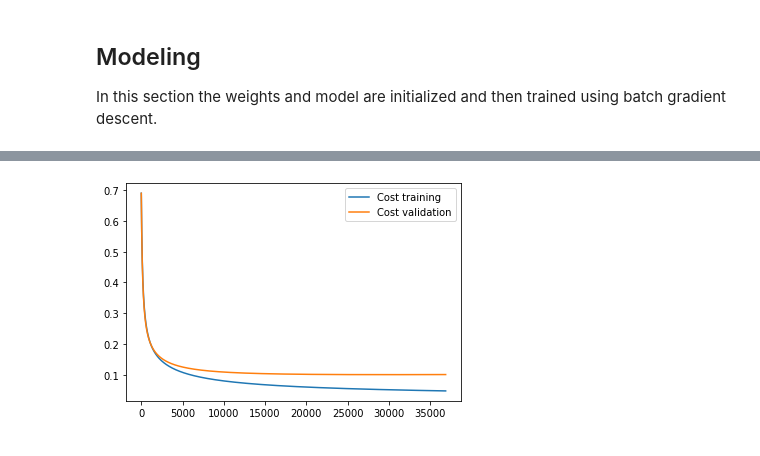
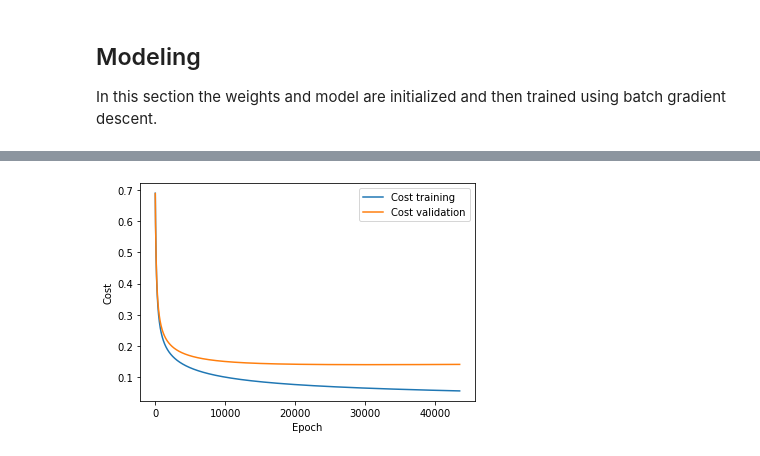
Before and after one commit to zarifatai/ml, a Jupyter notebook: logistic_regression_project.ipynb, the cells around one changed output, grey strips where cells are left out. Drawn from its saved outputs; the diff is of its cells as text; code cells hidden in the pictures.

```diff
--- a/logistic_regression_project.ipynb
+++ b/logistic_regression_project.ipynb
@@ -158,4 +158,12 @@ X_trainval = X_trainval[:, rem_features_idx]
 # %%
+X_trainval = X_y_trainval[:, :-1]
+y_trainval = X_y_trainval[:, -1]
+
+X_trainval /= np.max(X_trainval)
+X_trainval = X_trainval / (X_trainval.max(axis=0) + np.spacing(0))
+
+X_trainval = np.hstack((np.ones(X_trainval.shape[0]).reshape(-1, 1), X_trainval))
+
 X_val = X_trainval[:n_test]
 X_train = X_trainval[n_test:]
 y_val = y_trainval[:n_test]
@@ -173,6 +175 @@ X_trainval = np.hstack((np.ones(X_trainval.shape[0]).reshape(-1, 1), X_trainval)
-# %%
-X_val = X_trainval[:n_test]
-X_train = X_trainval[n_test:]
-y_val = y_trainval[:n_test]
-y_train = y_trainval[n_test:]
 # %%
@@ -193,26 +192,28 @@ alpha = 0.1
 epsilon = 1e-3
 history = []
 # %%
-iterations = 1
+epochs = 1
 while True:
     gradient = calc_gradient(w, X_train, y_train)
     new_w = w - alpha * gradient
 
     if np.sum(abs(new_w - w)) < epsilon:
-        print("Convergence reached")
+        print("Convergence reached!\n")
         break
 
     w = new_w
 
-    cost_training = cost_func(calc_y_estimate(X_train, w), y_train)
-    cost_val = cost_func(calc_y_estimate(X_val, w), y_val)
+    cost_train = calc_cost(sigmoid(X_train, w), y_train)
+    cost_val = calc_cost(sigmoid(X_val, w), y_val)
 
-    if iterations % 10000 == 0:
-        print(f"Cost training iteration #{iterations}: {cost_training}")
-        print(f"Cost validation iteration #{iterations}: {cost_val}")
-    iterations += 1
-    history.append((cost_training, cost_val, w))
+    if epochs % 10000 == 0:
+        print("Iteration:", epochs)
+        print("Cost training:", cost_train)
+        print("Cost validation:", cost_val, "\n")
+    epochs += 1
+    history.append((cost_train, cost_val, w))
 
-print("Final cost training:", cost_func(calc_y_estimate(X_train, w), y_train))
-print("Final cost validation:", cost_func(calc_y_estimate(X_val, w), y_val))
+print("Total number of iterations:", epochs)
+print("Final cost training:", calc_cost(sigmoid(X_train, w), y_train))
+print("Final cost validation:", calc_cost(sigmoid(X_val, w), y_val))
 # %% [output]
@@ -228,15 +241,17 @@ Final cost validation: 0.10086326630741174
 # %%
 import matplotlib.pyplot as plt
 
 cost_train_h, cost_val_h, w_h = np.array(history, dtype=object).T
-n_epochs = list(range(len(history)))
+total_epochs = list(range(len(history)))
 
-plt.plot(n_epochs, cost_train_h, label="Cost training")
-plt.plot(n_epochs, cost_val_h, label="Cost validation")
+plt.plot(total_epochs, cost_train_h, label="Cost training")
+plt.plot(total_epochs, cost_val_h, label="Cost validation")
+plt.xlabel("Epoch")
+plt.ylabel("Cost")
 plt.legend()
 plt.show()
 # %% [output]
-[figure, old version]
+[figure, new version]
 # %%
 iteration_lowest_cost_val = np.where(cost_val_h == np.min(cost_val_h))[0][0]
 print("Iteration with the lowest cost validation:", iteration_lowest_cost_val)
```
Also changed, not shown: parts of 17 cells of this notebook.
